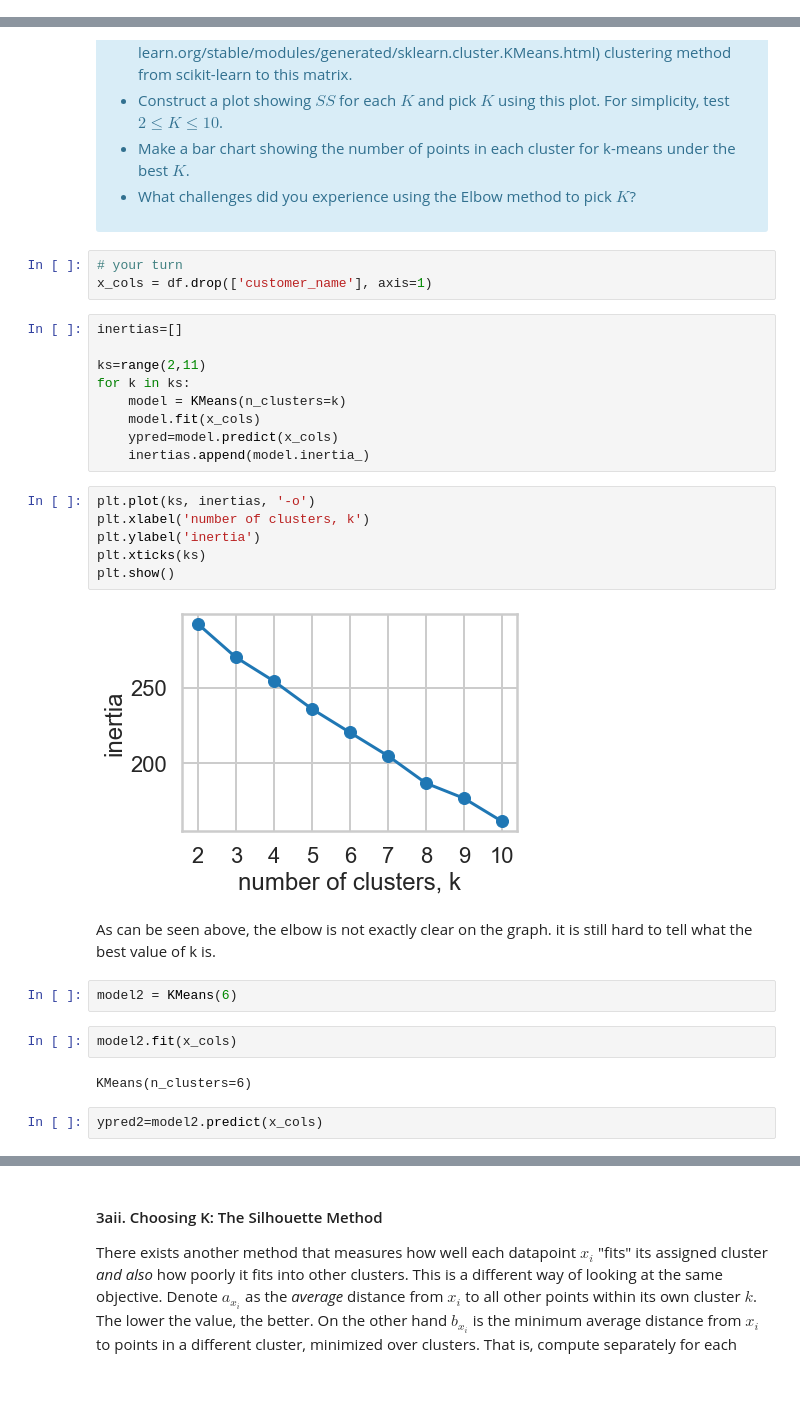
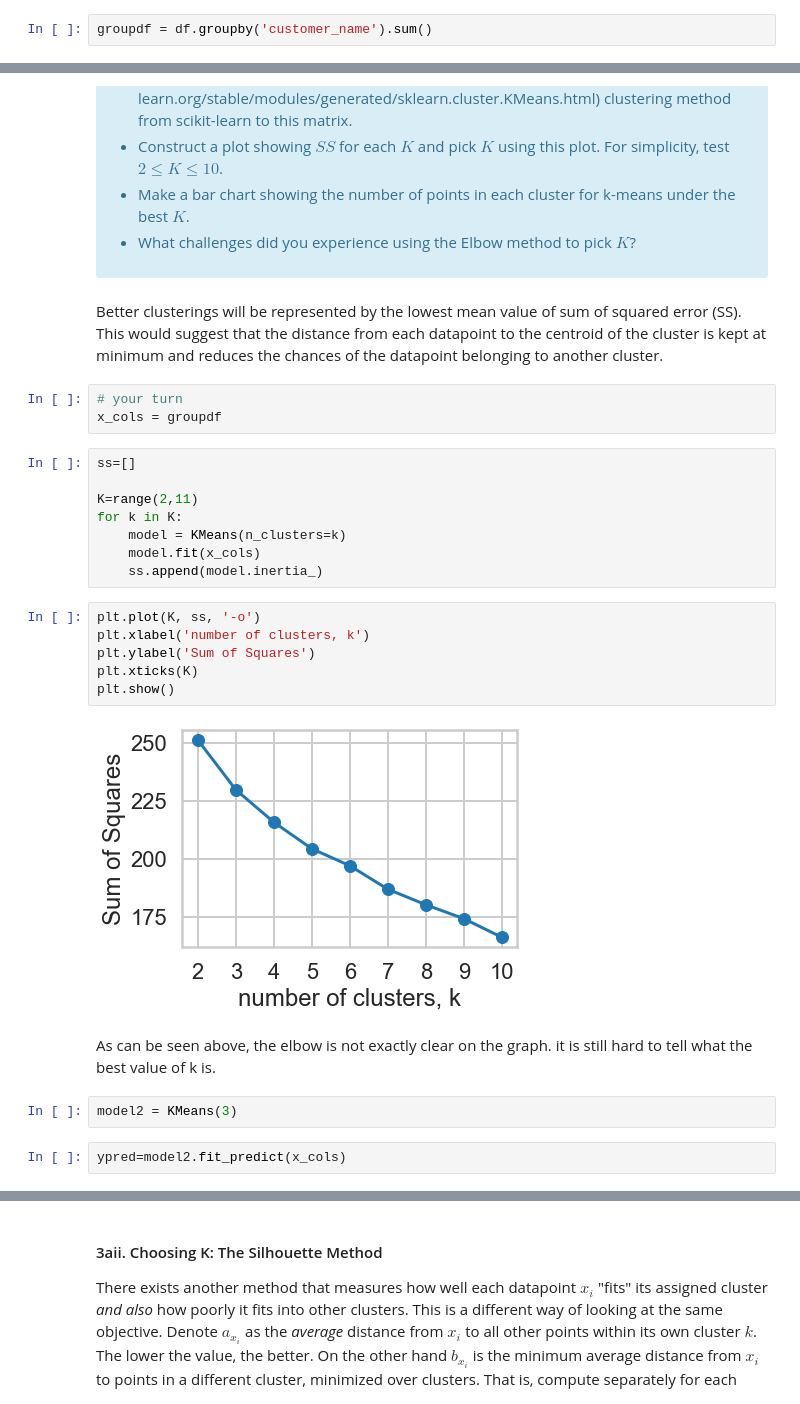
Before and after one commit to Thaps/DataScienceGuidedCapstone, a Jupyter notebook: Unit15UnsupervisedLearning/clusteringwine/Clustering Case Study - Customer Segmentation with K-Means - Tier 3.ipynb, the cells around one changed output, grey strips where cells are left out. Drawn from its saved outputs; the diff is of its cells as text.

Commit message:
Unit 15 Unsupervised Learning Clustering Wine Data

```diff
--- a/Unit15UnsupervisedLearning/clusteringwine/Clustering Case Study - Customer Segmentation with K-Means - Tier 3.ipynb
+++ b/Unit15UnsupervisedLearning/clusteringwine/Clustering Case Study - Customer Segmentation with K-Means - Tier 3.ipynb
@@ -111,0 +101,2 @@ df
+# %%
+groupdf = df.groupby('customer_name').sum()
@@ -138,33 +146,30 @@ where $x_i$ is a point, $C_k$ represents cluster $k$ and $\mu_k$ is the centroid
 <li> What challenges did you experience using the Elbow method to pick $K$?
 </ul>
 </div>
+# %% [markdown]
+Better clusterings will be represented by the lowest mean value of sum of squared error (SS). This would suggest that the distance from each datapoint to the centroid of the cluster is kept at minimum and reduces the chances of the datapoint belonging to another cluster.
 # %%
 # your turn
-x_cols = df.drop(['customer_name'], axis=1)
+x_cols = groupdf
 # %%
-inertias=[]
+ss=[]
 
-ks=range(2,11)
-for k in ks:
+K=range(2,11)
+for k in K:
     model = KMeans(n_clusters=k)
     model.fit(x_cols)
-    ypred=model.predict(x_cols)
-    inertias.append(model.inertia_)
+    ss.append(model.inertia_)
 # %%
-plt.plot(ks, inertias, '-o')
+plt.plot(K, ss, '-o')
 plt.xlabel('number of clusters, k')
-plt.ylabel('inertia')
-plt.xticks(ks)
+plt.ylabel('Sum of Squares')
+plt.xticks(K)
 plt.show()
 # %% [output]
-[figure, old version]
+[figure, new version]
 # %% [markdown]
 As can be seen above, the elbow is not exactly clear on the graph. it is still hard to tell what the best value of k is.
 # %%
-model2 = KMeans(6)
+model2 = KMeans(3)
-# %%
-model2.fit(x_cols)
-# %% [output]
-KMeans(n_clusters=6)
 # %%
-ypred2=model2.predict(x_cols)
+ypred=model2.fit_predict(x_cols)
```
Also changed, not shown: parts of 26 cells of this notebook.
